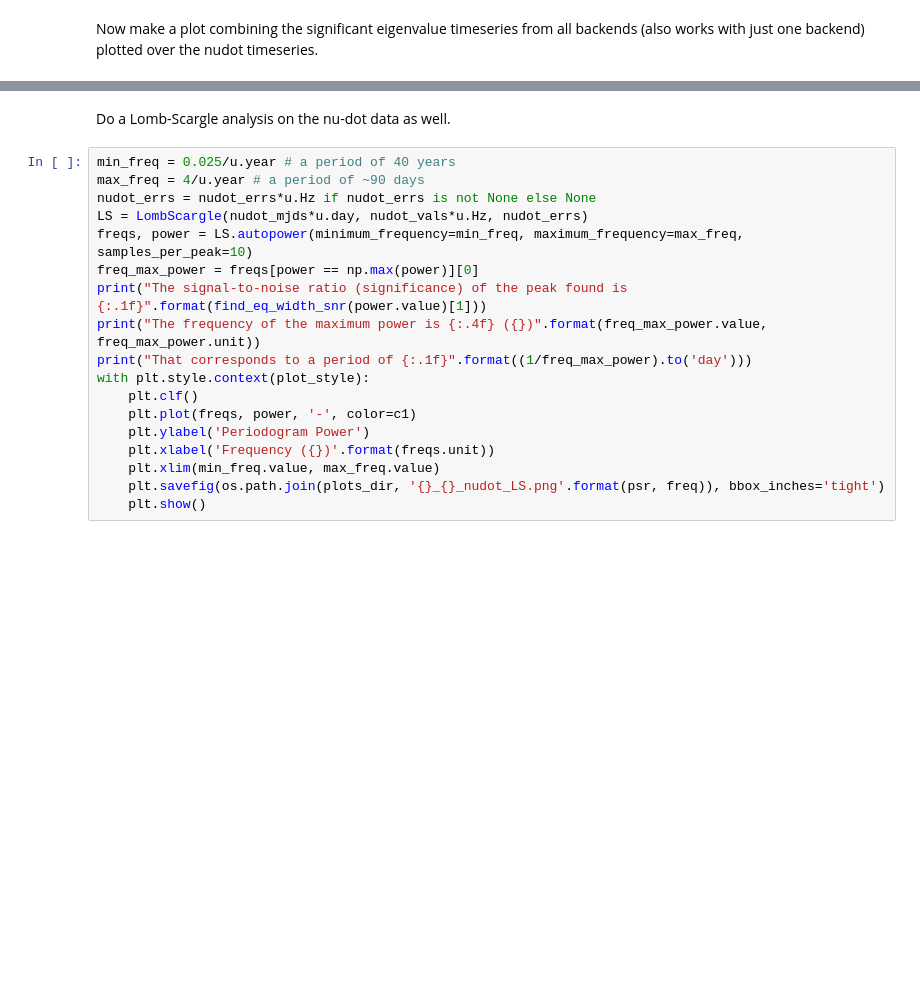
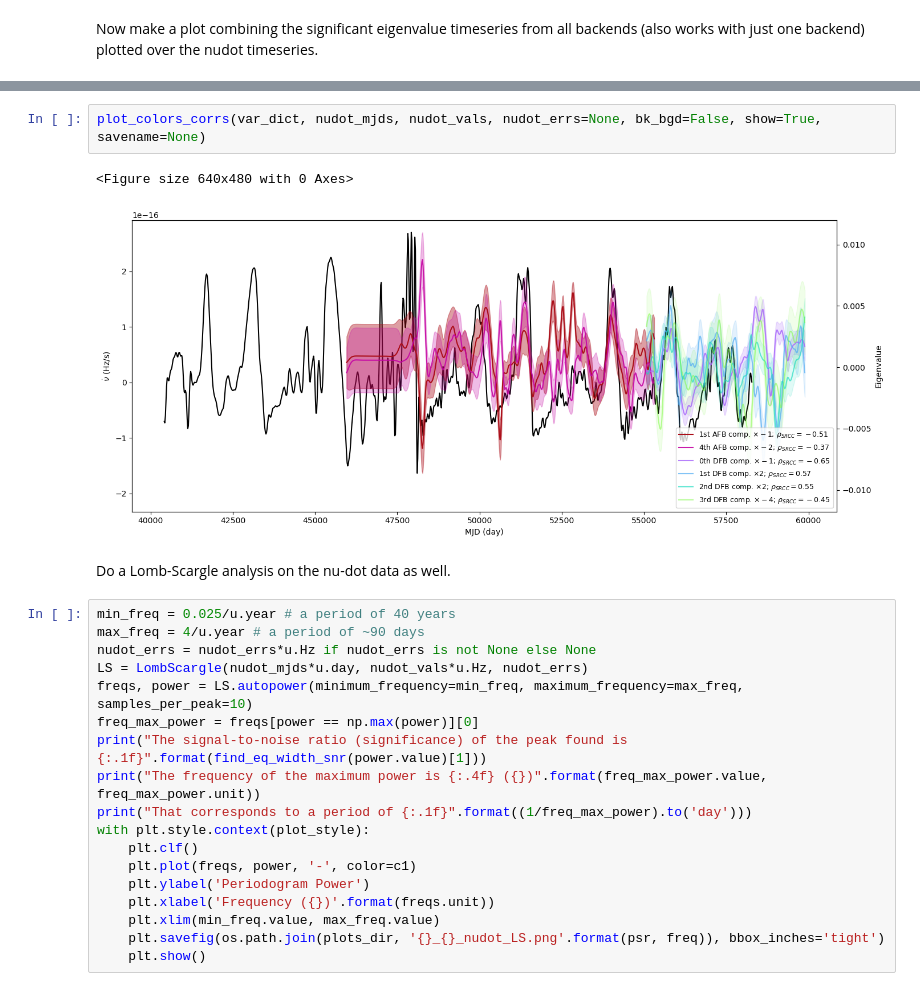
Before and after one commit to respiewak/psr_prof_pca, a Jupyter notebook: step_4_nudot_correlations.ipynb, the cells around one changed output, grey strips where cells are left out. Saved outputs shown, nothing was run; the diff lists cells and outputs as text; blank space fills up the shorter version.

```diff
--- a/step_4_nudot_correlations.ipynb
+++ b/step_4_nudot_correlations.ipynb
@@ -219,3 +164,8 @@ with plt.style.context(plot_style):
+# %%
+plot_colors_corrs(var_dict, nudot_mjds, nudot_vals, nudot_errs=None, bk_bgd=False, show=True, savename=None)
+# %% [output]
+<Figure size 640x480 with 0 Axes>
+[figure, added]
 # %% [markdown]
 Do a Lomb-Scargle analysis on the nu-dot data as well.
 # %%
```
Also changed, not shown: parts of 9 cells of this notebook, 3 other files.
